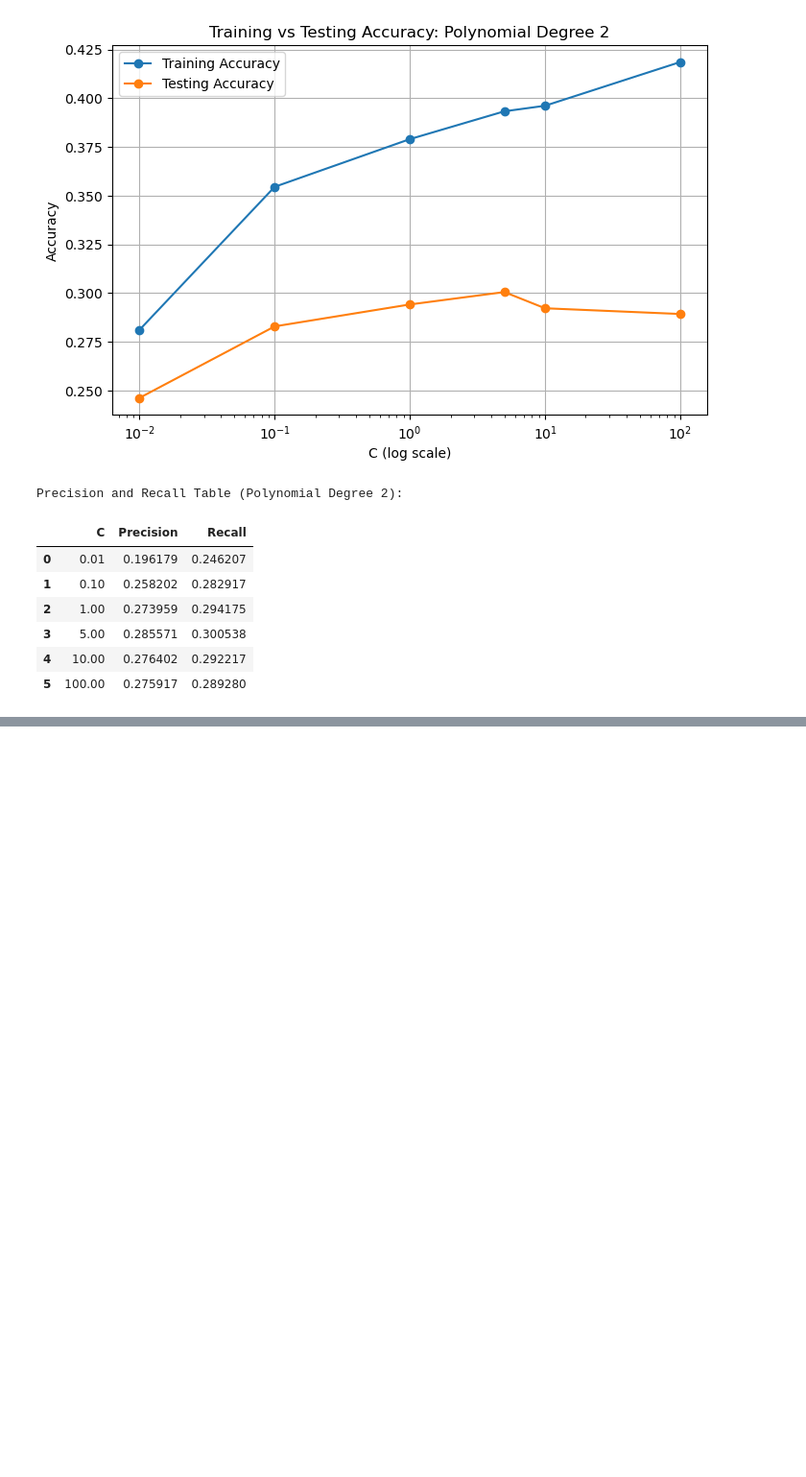
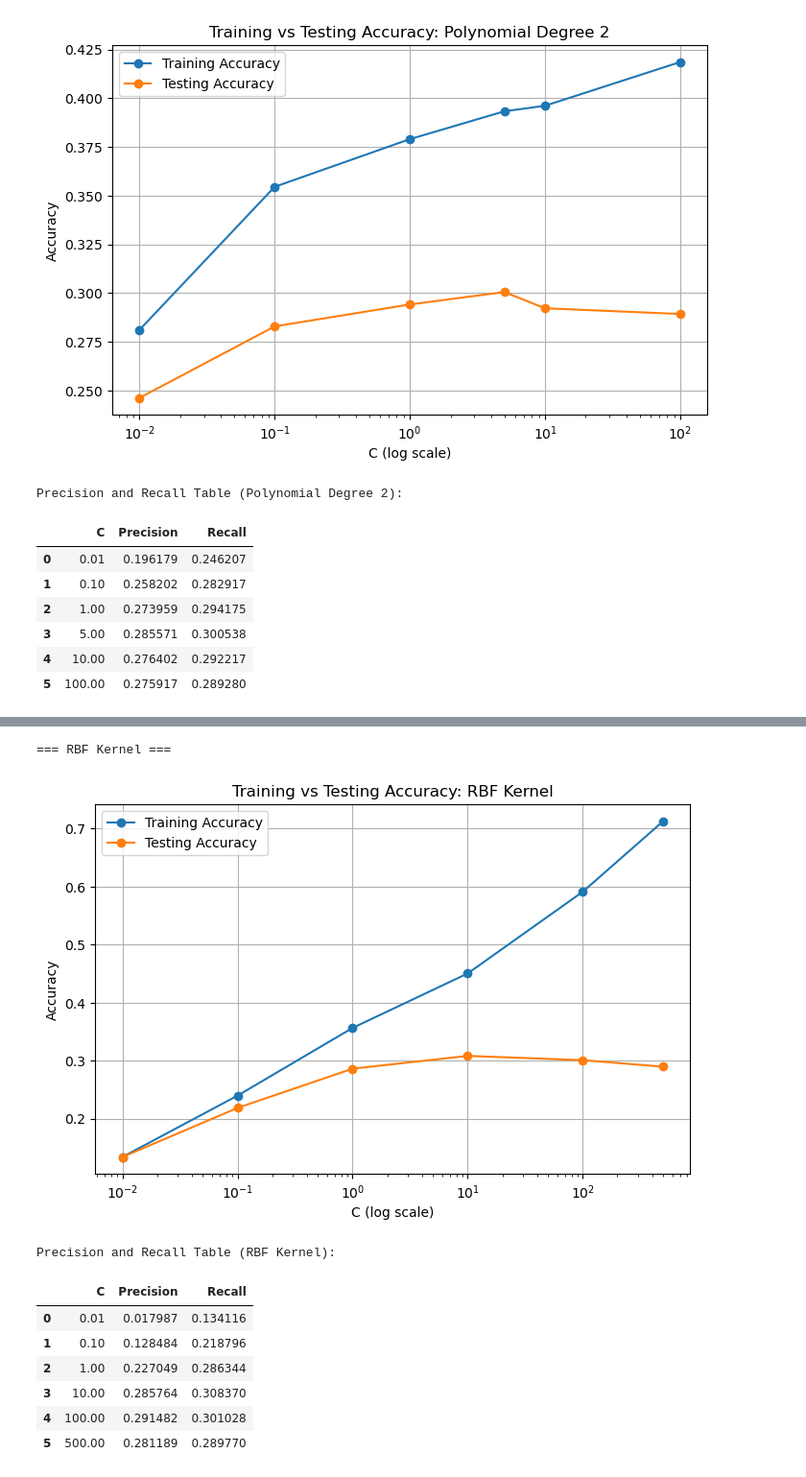
Before and after one commit to yuzukaR/ML_Final, a Jupyter notebook: pca_svm.ipynb, the cells around one changed output, grey strips where cells are left out. Shown: that part at 96% size. Cells and saved outputs as stored; diff of their text form; code cells hidden in the pictures; blank space fills up the shorter version.

Commit message:
svm model added

```diff
--- a/pca_svm.ipynb
+++ b/pca_svm.ipynb
@@ -394,0 +397,62 @@ Precision and Recall Table (Polynomial Degree 2):
+# %%
+# RBF Kernel
+train_acc_list = []
+test_acc_list = []
+precision_list = []
+recall_list = []
+C_values = [0.01, 0.1, 1, 10, 100, 500]
+print("\n=== RBF Kernel ===")
+
+for C in C_values:
+    model = SVC(C=C, kernel='rbf', gamma='scale', random_state=42)
+    model.fit(X_train_small, y_train_small)
+
+    y_train_pred = model.predict(X_train_small)
+    y_test_pred = model.predict(X_test_scaled)
+
+    train_acc = accuracy_score(y_train_small, y_train_pred)
+    test_acc = accuracy_score(y_test, y_test_pred)
+    precision = precision_score(y_test, y_test_pred, average='weighted', zero_division=0)
+    recall = recall_score(y_test, y_test_pred, average='weighted', zero_division=0)
+
+    final_results.append({
+        'Transformation': 'RBF Kernel',
+        'C': C,
+        'Train Accuracy': train_acc,
+        'Test Accuracy': test_acc,
+        'Precision': precision,
+        'Recall': recall
+    })
+
+    train_acc_list.append(train_acc)
+    test_acc_list.append(test_acc)
+    precision_list.append(precision)
+    recall_list.append(recall)
+
+# Plot
+plt.figure(figsize=(8,5))
+plt.plot(C_values, train_acc_list, marker='o', label='Training Accuracy')
+plt.plot(C_values, test_acc_list, marker='o', label='Testing Accuracy')
+plt.xscale('log')
+plt.xlabel('C (log scale)')
+plt.ylabel('Accuracy')
+plt.title('Training vs Testing Accuracy: RBF Kernel')
+plt.legend()
+plt.grid(True)
+plt.show()
+
+# Table
+prec_recall_table = pd.DataFrame({'C': C_values, 'Precision': precision_list, 'Recall': recall_list})
+print("\nPrecision and Recall Table (RBF Kernel):")
+display(prec_recall_table)
+# %% [output]
+=== RBF Kernel ===
+[figure, added]
+Precision and Recall Table (RBF Kernel):
+|  | C | Precision | Recall |
+| 0 | 0.01 | 0.017987 | 0.134116 |
+| 1 | 0.10 | 0.128484 | 0.218796 |
+| 2 | 1.00 | 0.227049 | 0.286344 |
+| 3 | 10.00 | 0.285764 | 0.308370 |
+| 4 | 100.00 | 0.291482 | 0.301028 |
+| 5 | 500.00 | 0.281189 | 0.289770 |
```
Also changed, not shown: parts of 3 cells of this notebook, 3 other files.
